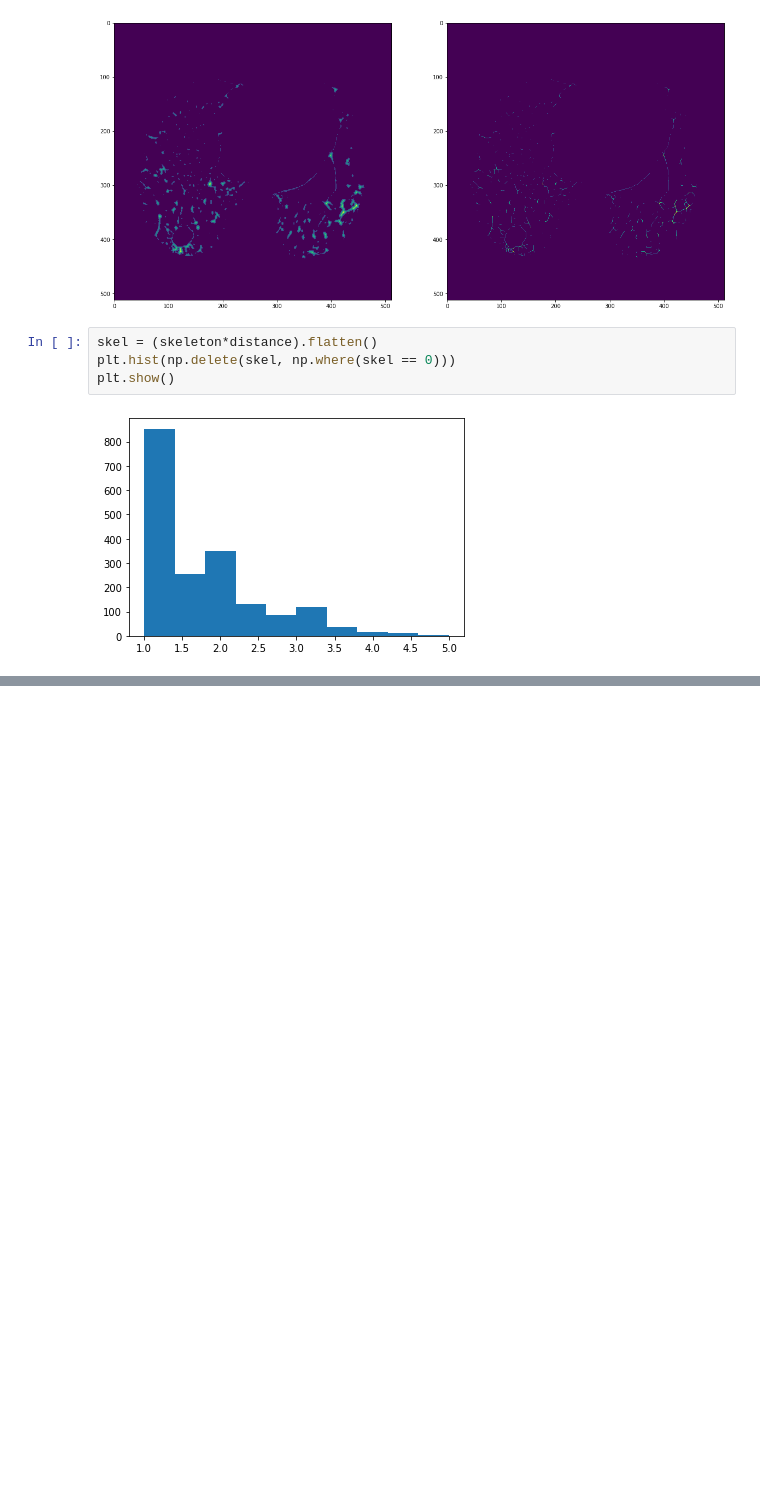
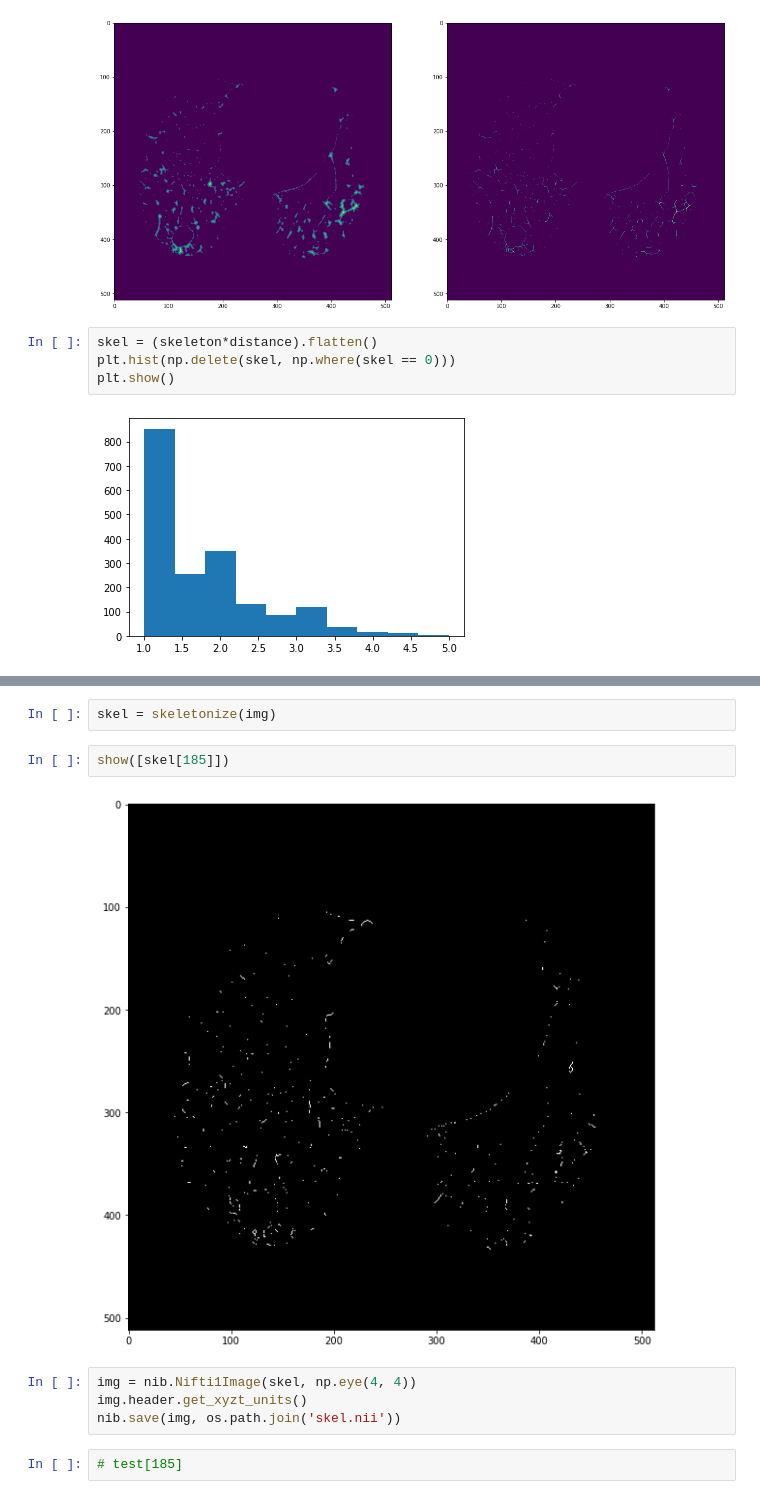
Before and after one commit to starcksophie/vesselness_covid, a Jupyter notebook: experiments.ipynb, the cells around one changed output, grey strips where cells are left out. Drawn from its saved outputs; the diff is of its cells as text; blank space fills up the shorter version.

```diff
--- a/experiments.ipynb
+++ b/experiments.ipynb
@@ -129,0 +174,12 @@ plt.show()
+# %%
+skel = skeletonize(img)
+# %%
+show([skel[185]])
+# %% [output]
+[figure, added]
+# %%
+img = nib.Nifti1Image(skel, np.eye(4, 4))
+img.header.get_xyzt_units()
+nib.save(img, os.path.join('skel.nii'))
+# %%
+# test[185]
```
Also changed, not shown: parts of 4 cells of this notebook, 1 other file.
